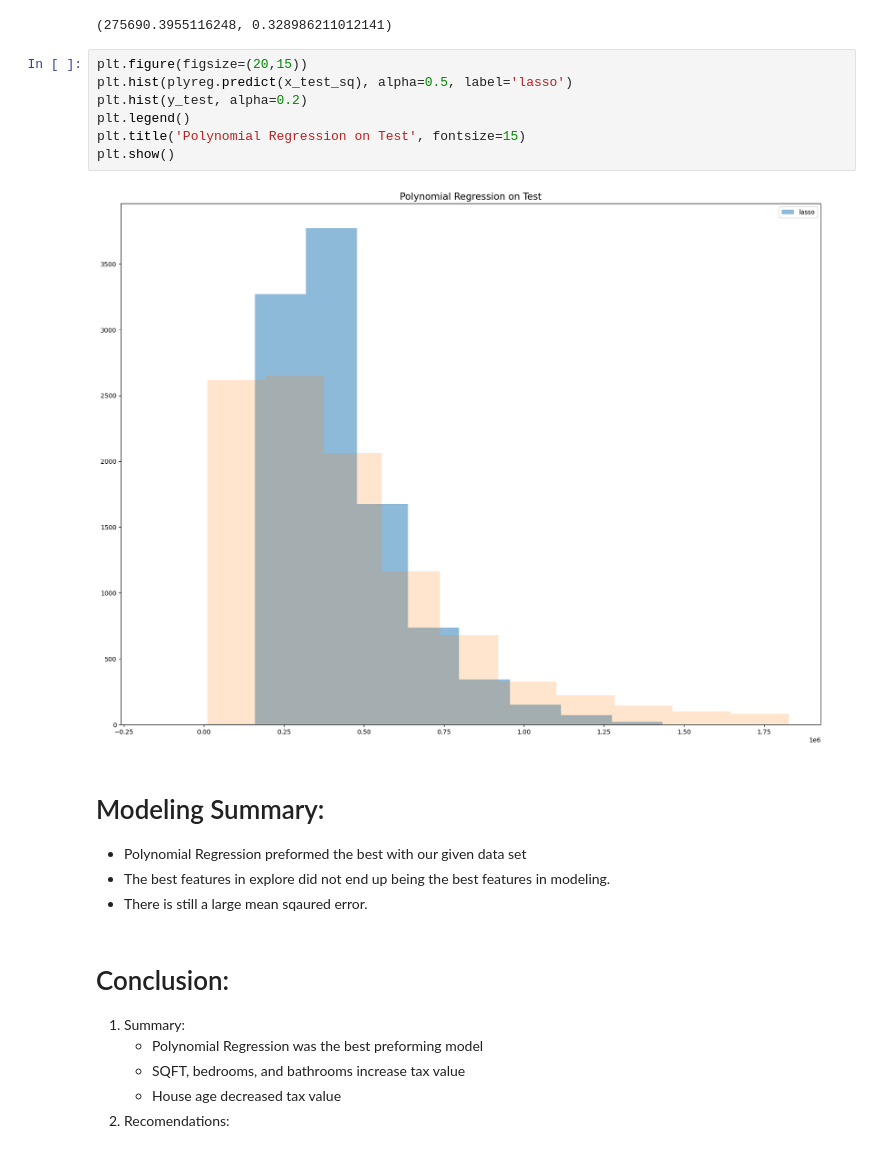
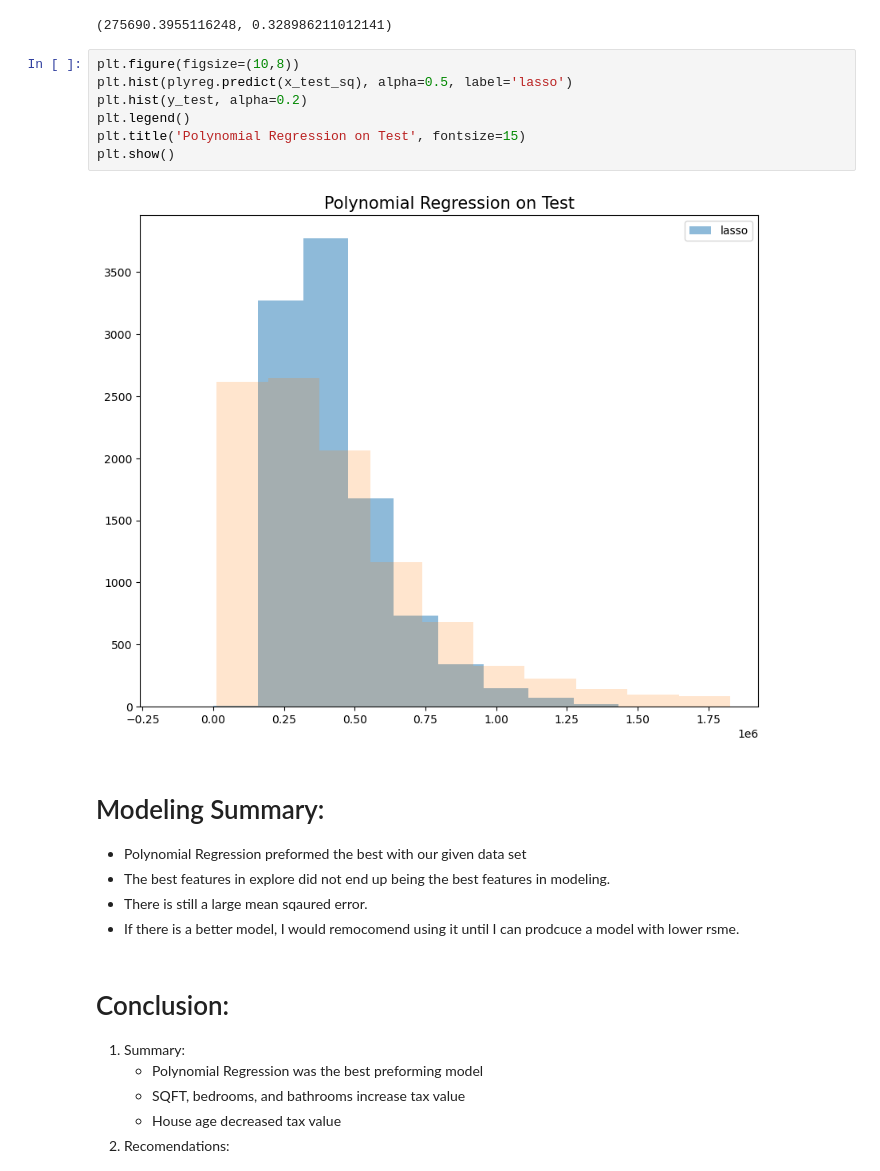
Before and after one commit to NikkideVries/regression-project, a Jupyter notebook: final_notebook.ipynb, the cells around one changed output. Cells and saved outputs as stored; diff of their text form.

```diff
--- a/final_notebook.ipynb
+++ b/final_notebook.ipynb
@@ -538,19 +546,20 @@ rmse, r_2
 # %% [output]
 (275690.3955116248, 0.328986211012141)
 # %%
-plt.figure(figsize=(20,15))
+plt.figure(figsize=(10,8))
 plt.hist(plyreg.predict(x_test_sq), alpha=0.5, label='lasso')
 plt.hist(y_test, alpha=0.2)
 plt.legend()
 plt.title('Polynomial Regression on Test', fontsize=15)
 plt.show()
 # %% [output]
-[figure, old version]
+[figure, new version]
 # %% [markdown]
 # Modeling Summary:
 - Polynomial Regression preformed the best with our given data set
 - The best features in explore did not end up being the best features in modeling.
 - There is still a large mean sqaured error.
+- If there is a better model, I would remocomend using it until I can prodcuce a model with lower rsme.
 # %% [markdown]
 # Conclusion:
 1. Summary:
```
Also changed, not shown: parts of 8 cells of this notebook.
